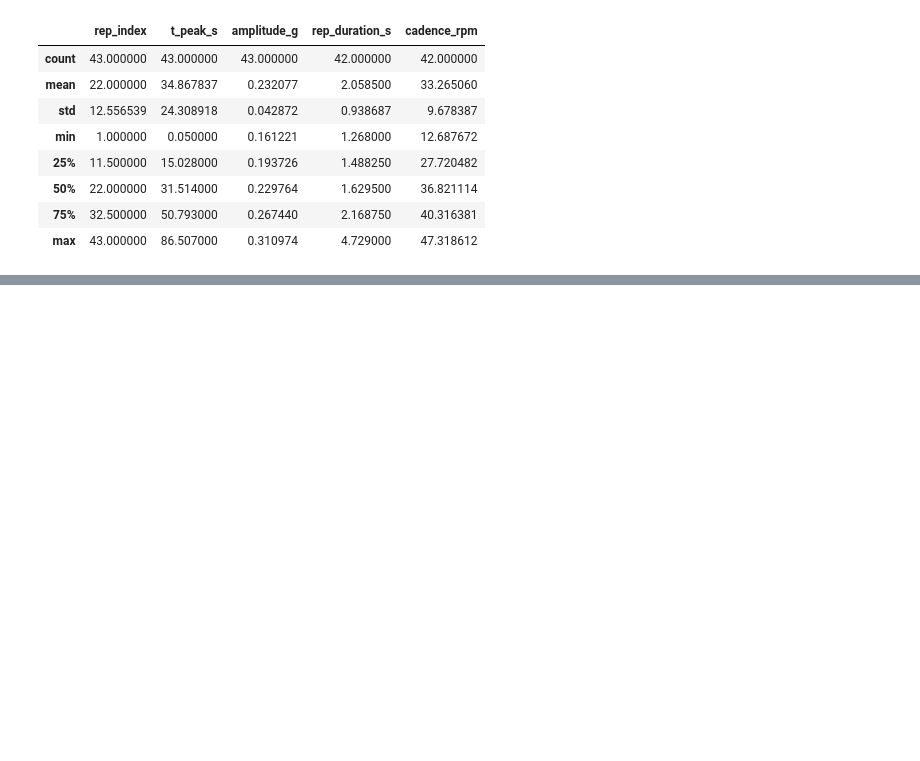
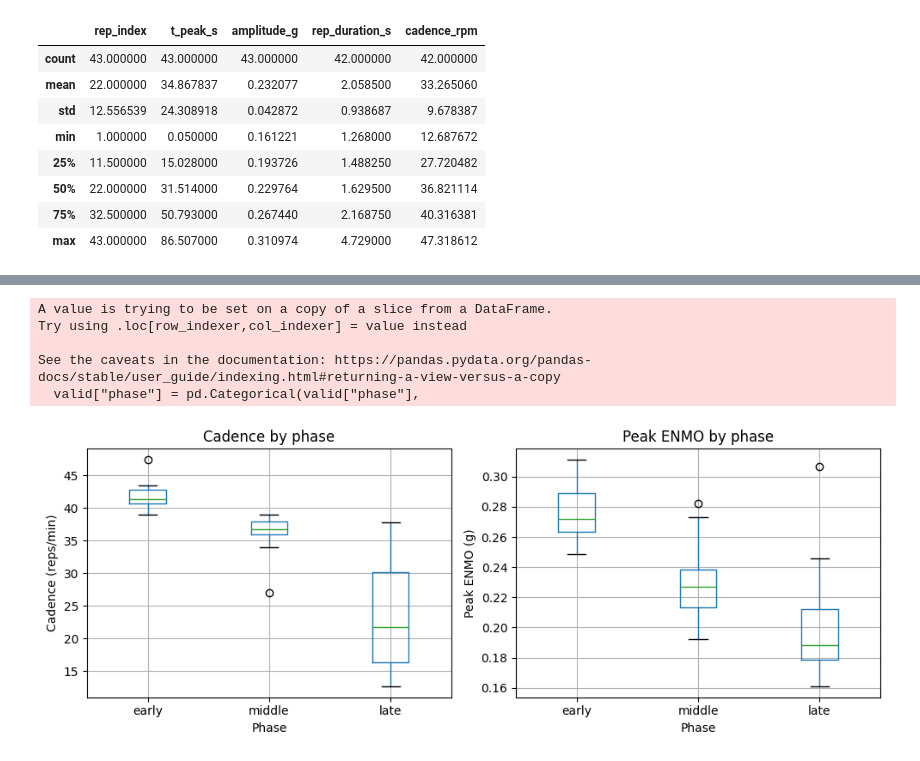
Before and after one commit to OmarFou/HAH913E-2024-AccelCalisthenics, a Jupyter notebook: notebooks/pushups.ipynb, the cells around one changed output, grey strips where cells are left out. Cells and saved outputs as stored; diff of their text form; code cells hidden in the pictures; blank space fills up the shorter version.

```diff
--- a/notebooks/pushups.ipynb
+++ b/notebooks/pushups.ipynb
@@ -346,0 +431,37 @@ Std cadence:       9.7 reps/min
+# %%
+# ==============================================
+# 11. Boxplots of cadence and amplitude by phase
+# ==============================================
+
+fig, axes = plt.subplots(1, 2, figsize=(10, 4))
+
+# Remove NaNs
+valid = reps_phase.dropna(subset=["cadence_rpm", "amplitude_g"])
+# Imposer l'ordre des phases
+phase_order = ["early", "middle", "late"]
+valid["phase"] = pd.Categorical(valid["phase"],
+                                categories=phase_order,
+                                ordered=True)
+
+# Boxplot for cadence
+valid.boxplot(column="cadence_rpm", by="phase", ax=axes[0])
+axes[0].set_title("Cadence by phase")
+axes[0].set_xlabel("Phase")
+axes[0].set_ylabel("Cadence (reps/min)")
+
+# Boxplot for amplitude
+valid.boxplot(column="amplitude_g", by="phase", ax=axes[1])
+axes[1].set_title("Peak ENMO by phase")
+axes[1].set_xlabel("Phase")
+axes[1].set_ylabel("Peak ENMO (g)")
+
+plt.suptitle("")
+plt.tight_layout()
+plt.show()
+# %% [output]
+A value is trying to be set on a copy of a slice from a DataFrame.
+Try using .loc[row_indexer,col_indexer] = value instead
+
+See the caveats in the documentation: https://pandas.pydata.org/pandas-docs/stable/user_guide/indexing.html#returning-a-view-versus-a-copy
+  valid["phase"] = pd.Categorical(valid["phase"],
+[figure, added]
```
Also changed, not shown: parts of 2 cells of this notebook.
